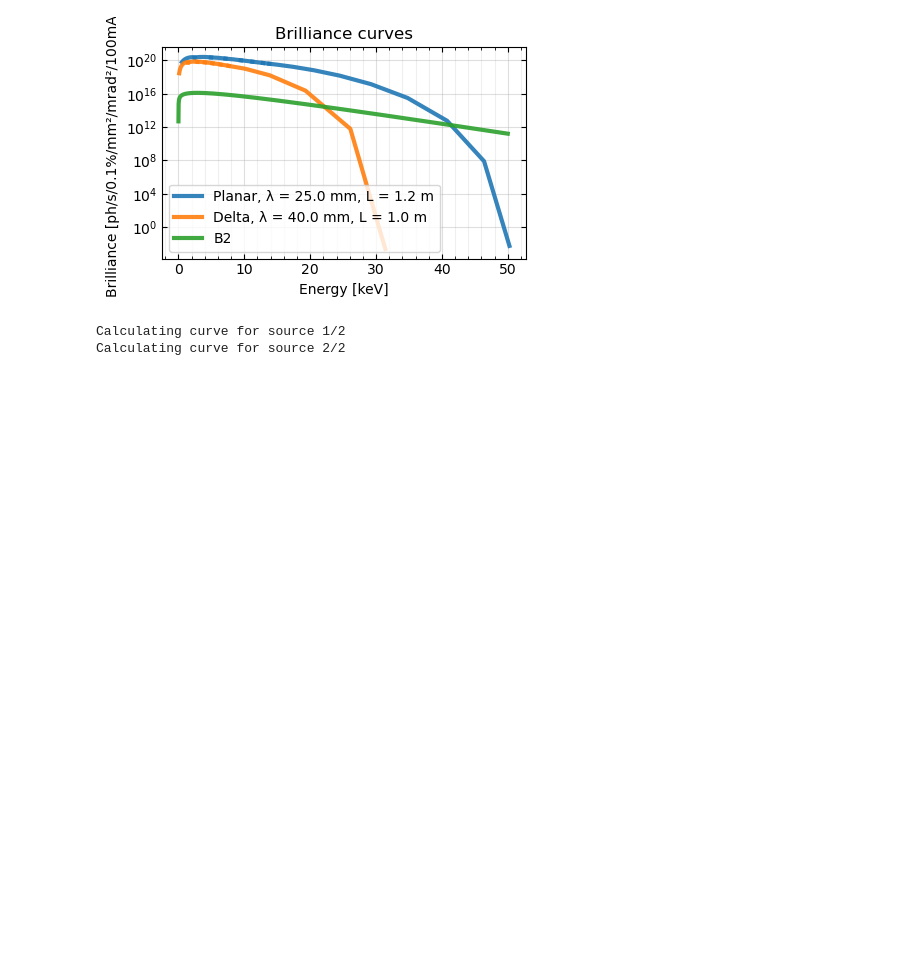
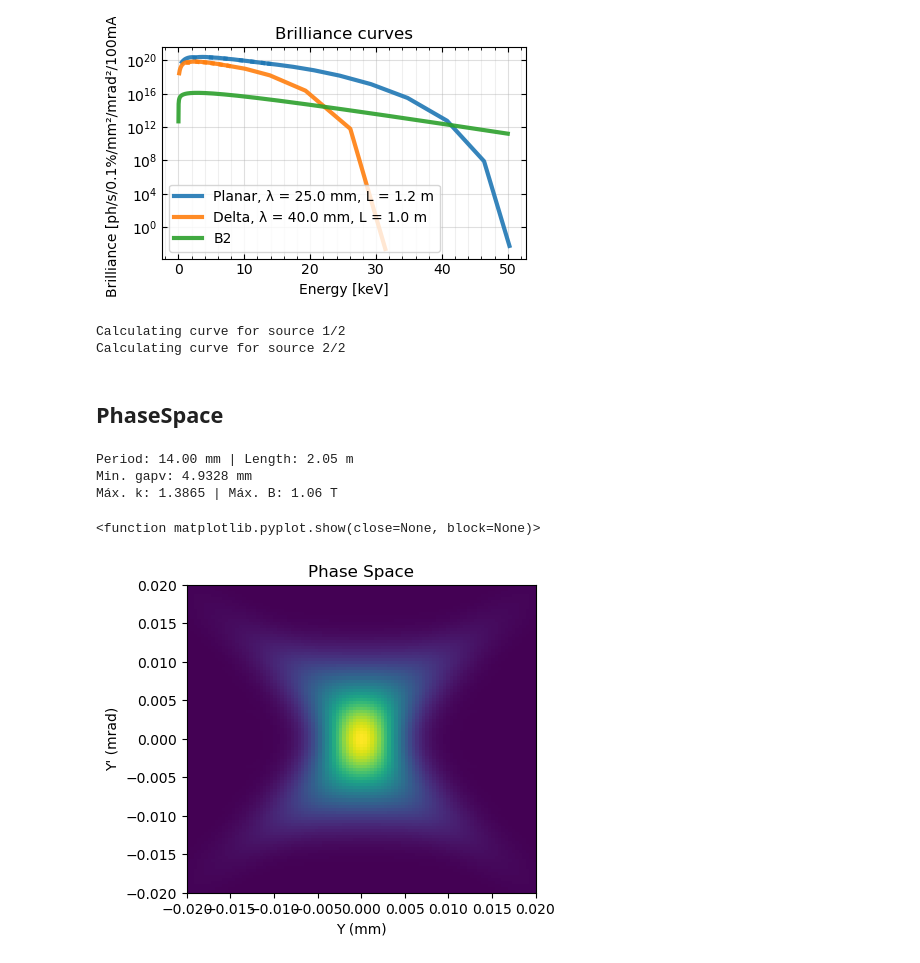
Before and after one commit to lnls-ids/spectrainterface, a Jupyter notebook: spectrainterface/tutorial_spectra_interface.ipynb, the cells around one changed output. Cells and saved outputs as stored; diff of their text form; code cells hidden in the pictures; blank space fills up the shorter version.

Commit message:
phasespace calc and tutorial

```diff
--- a/spectrainterface/tutorial_spectra_interface.ipynb
+++ b/spectrainterface/tutorial_spectra_interface.ipynb
@@ -569,3 +569,75 @@ Calculating curve for source 2/2
 # %%
 %matplotlib qt5
 spectra.plot_flux_curve(process_curves=True, superp_value=20)
+# %% [markdown]
+## PhaseSpace
+# %%
+spectra = SpectraInterface()
+spectra.accelerator.set_bsc_orion_reduction()
+spectra.accelerator.set_high_beta_section()
+# %%
+source = CPMU_PrFeB_HEPS(14, 2.05)
+source.vc_tolerance = 0.20
+source.polarization = "hp"
+source.add_phase_errors = True
+source.use_recovery_params = True
+# %%
+gapv, gaph = source.calc_min_gap(spectra.accelerator)
+kmax = source.calc_max_k(spectra.accelerator)
+
+print(
+    "Period: {:.2f} mm | Length: {:.2f} m".format(
+        source.period, source.source_length
+    )
+)
+if source.polarization == "cp":
+    print("Min. gapv: {:.4f} mm | Min gaph: {:.3f} mm".format(gapv, gaph))
+elif source.polarization == "hp":
+    print("Min. gapv: {:.4f} mm".format(gapv))
+else:
+    print("Min. gaph: {:.3f} mm".format(gaph))
+print(
+    "Máx. k: {:.4f} | Máx. B: {:.2f} T".format(
+        kmax, source.undulator_k_to_b(kmax, source.period)
+    )
+)
+# %% [output]
+Period: 14.00 mm | Length: 2.05 m
+Min. gapv: 4.9328 mm
+Máx. k: 1.3865 | Máx. B: 1.06 T
+# %%
+spectra.calc.source_type = source.source_type
+spectra.calc.method = spectra.calc.CalcConfigs.Method.wigner
+spectra.calc.indep_var = spectra.calc.CalcConfigs.Variable.mesh_yyp
+spectra.calc.output_type = spectra.calc.CalcConfigs.Output.phasespace
+
+spectra.calc.period = source.period
+spectra.calc.length = source.source_length
+
+spectra.calc.ky = kmax
+spectra.calc.target_harmonic = 3
+spectra.calc.y_range = [-0.02, 0.02]
+spectra.calc.yp_range = [-0.02, 0.02]
+spectra.calc.y_nr_pts = 101
+spectra.calc.yp_nr_pts = 101
+
+spectra.calc.set_config()
+spectra.calc.run_calculation()
+
+brilliance = spectra.calc.output_data
+brilliance = brilliance.reshape(spectra.calc.yp_nr_pts, spectra.calc.y_nr_pts)
+# %%
+plt.figure(figsize=(4.5, 4))
+
+plt.title("Phase Space")
+plt.imshow(
+    brilliance,
+    extent=[*spectra.calc.y_range, *spectra.calc.yp_range],
+    aspect="auto",
+)
+plt.xlabel("Y (mm)")
+plt.ylabel("Y' (mrad)")
+plt.show
+# %% [output]
+<function matplotlib.pyplot.show(close=None, block=None)>
+[figure, added]
```
Also changed, not shown: parts of 1 cell of this notebook, 1 other file.
